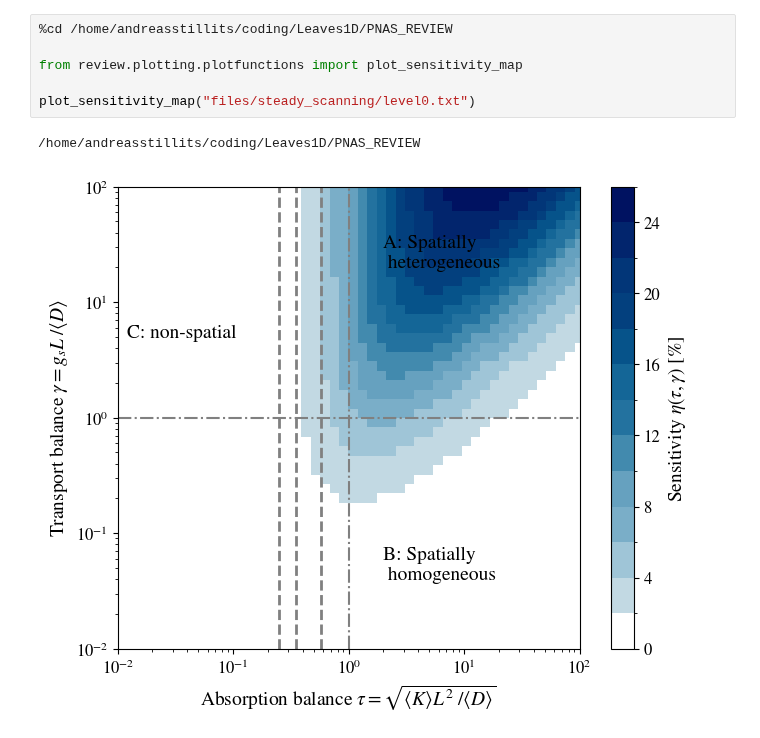
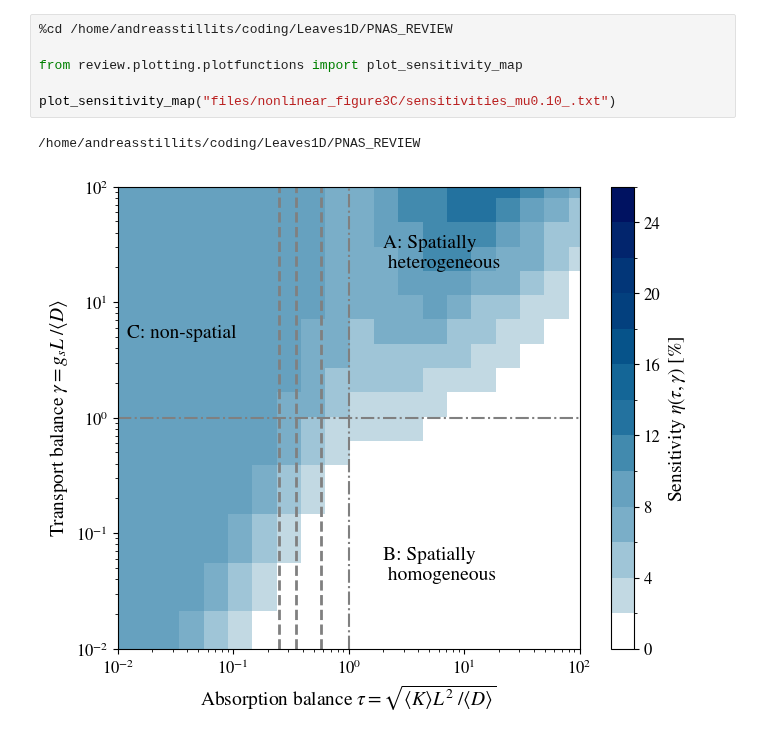
Before and after one commit to andreas-stillits/CarbonFixationModel1D, a Jupyter notebook: PNAS_REVIEW/notebooks/sensitivity.ipynb, the cells around one changed output. Drawn from its saved outputs; the diff is of its cells as text.

```diff
--- a/PNAS_REVIEW/notebooks/sensitivity.ipynb
+++ b/PNAS_REVIEW/notebooks/sensitivity.ipynb
@@ -1,9 +1,9 @@
 # %%
 %cd /home/andreasstillits/coding/Leaves1D/PNAS_REVIEW
 
 from review.plotting.plotfunctions import plot_sensitivity_map
 
-plot_sensitivity_map("files/steady_scanning/level0.txt")
+plot_sensitivity_map("files/nonlinear_figure3C/sensitivities_mu0.10_.txt")
 # %% [output]
 /home/andreasstillits/coding/Leaves1D/PNAS_REVIEW
-[figure, old version]
+[figure, new version]
```
Also changed, not shown: 16 other files.
